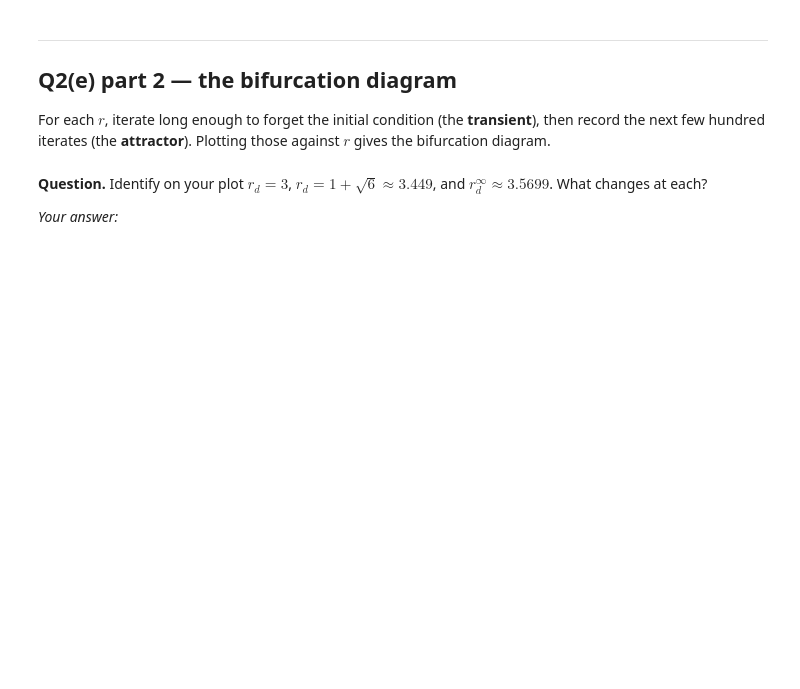
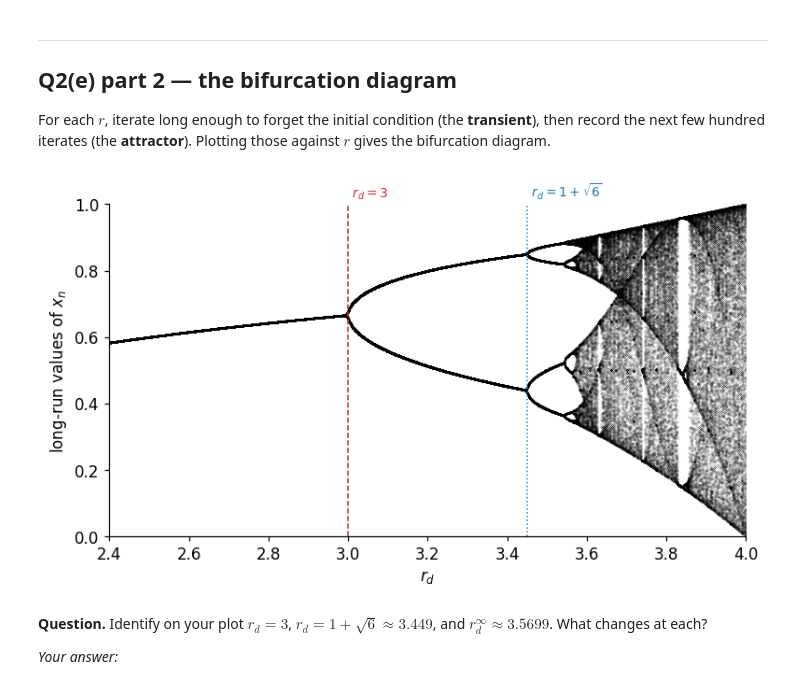
Before and after one commit to dylansharpe19/Mathematical-Modelling, a Jupyter notebook: Week1/week1_template.ipynb, the cells around one changed output. Saved outputs shown, nothing was run; the diff lists cells and outputs as text; code cells hidden in the pictures; blank space fills up the shorter version.

```diff
--- a/Week1/week1_template.ipynb
+++ b/Week1/week1_template.ipynb
@@ -82,26 +84,28 @@ Plotting those against $r$ gives the bifurcation diagram.
 # %%
 rdvals = np.linspace(2.4, 4.0, 1200)
 nTrans = 400     # iterations discarded -- TODO (in words): why discard these?
 nKeep  = 150     # iterations plotted
 x0     = 0.30
 
 RD, X = [], []
 for rd in rdvals:
     x = x0
-    # TODO: iterate the map nTrans times WITHOUT recording anything,
-    #       then nKeep times, appending rd to RD and x to X each time.
-    #       Use logistic_map(x, rd). Delete the two lines below when you do.
-    RD.append(rd)
-    X.append(np.nan)
+    for _ in range(nTrans):
+        x = logistic_map(x, rd)
+    for _ in range(nKeep):
+        x = logistic_map(x, rd)
+        RD.append(rd); X.append(x)
 
 fig, ax = plt.subplots(figsize=(8, 4.2))
 ax.plot(RD, X, ".", ms=0.4, color="black", alpha=0.5)
 ax.axvline(3.0, ls="--", color="tab:red",   lw=1)
 ax.axvline(1 + np.sqrt(6), ls=":", color="tab:blue", lw=1)
 ax.text(3.0, 1.02, " $r_d=3$", color="tab:red", fontsize=9)
 ax.text(1 + np.sqrt(6), 1.02, r" $r_d=1+\sqrt{6}$", color="tab:blue", fontsize=9)
 ax.set(xlabel="$r_d$", ylabel="long-run values of $x_n$", xlim=(2.4, 4), ylim=(0, 1))
 plt.show()
+# %% [output]
+[figure, added]
 # %% [markdown]
 **Question.** Identify on your plot $r_d = 3$, $r_d = 1+\sqrt{6}\approx3.449$,
 and $r_d^{\infty} \approx 3.5699$. What changes at each?
```
Also changed, not shown: parts of 3 cells of this notebook.
